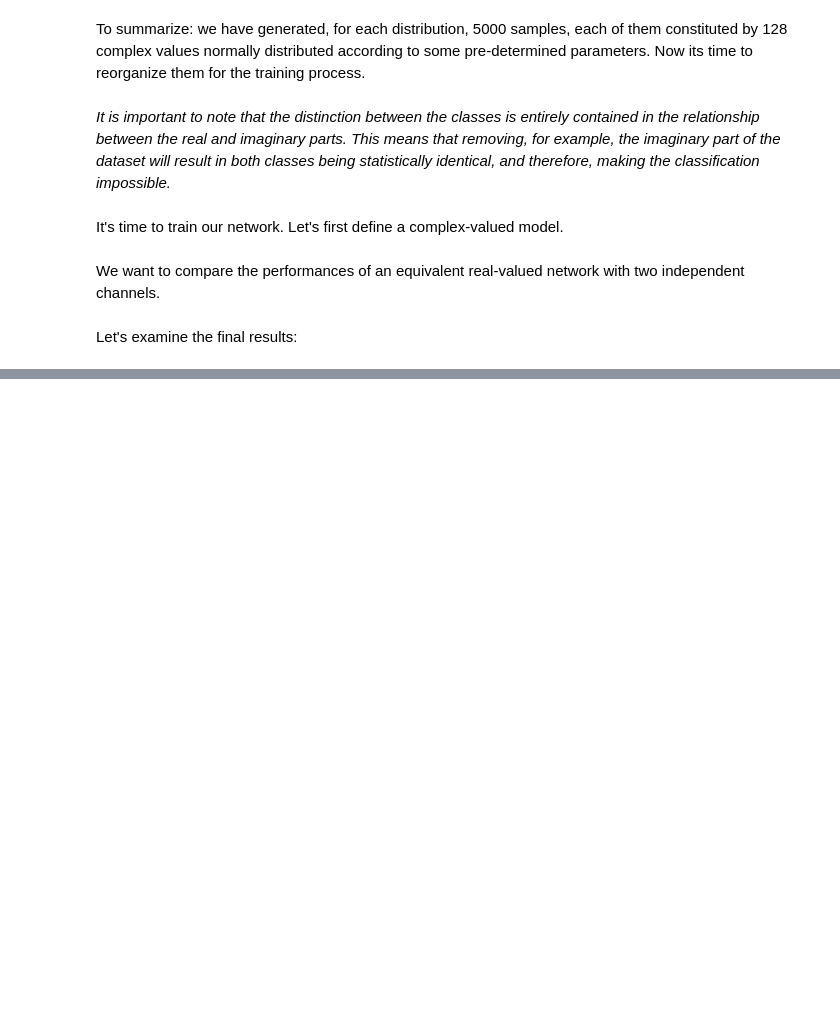
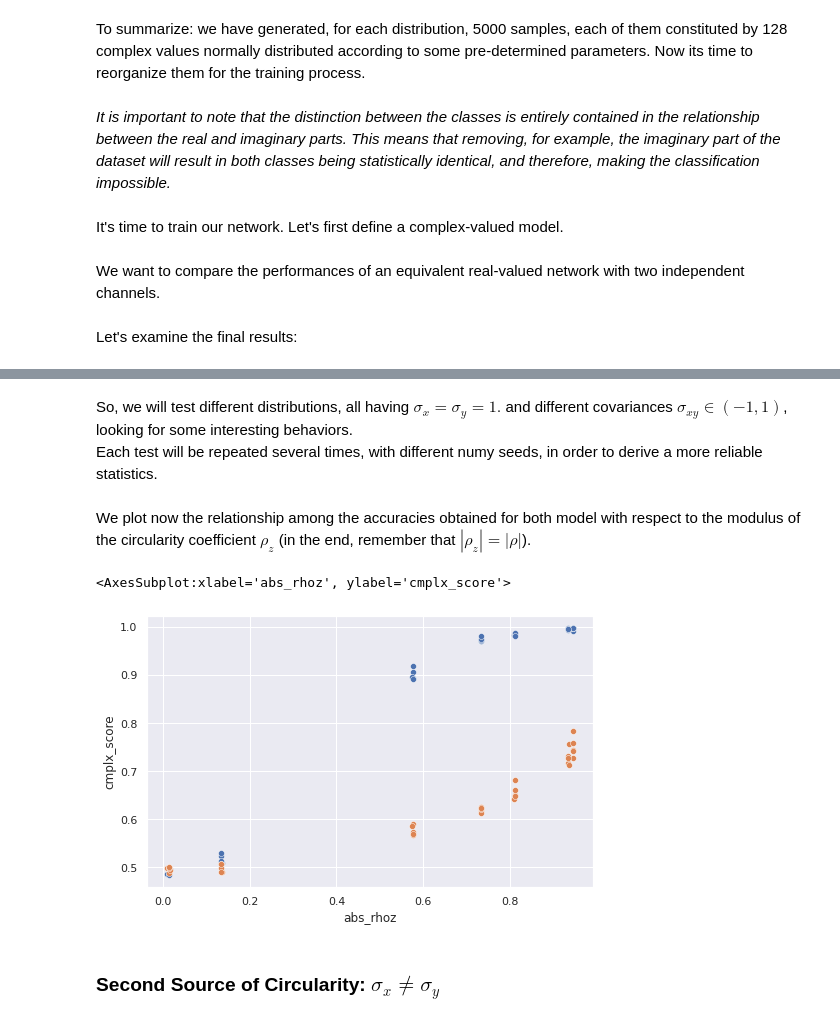
Before and after one commit to MattiaPujatti/complex-valued-deep-learning-for-condition-monitoring, a Jupyter notebook: Circularity_Measures.ipynb, the cells around one changed output, grey strips where cells are left out. Saved outputs shown, nothing was run; the diff lists cells and outputs as text; code cells hidden in the pictures; blank space fills up the shorter version.

```diff
--- a/Circularity_Measures.ipynb
+++ b/Circularity_Measures.ipynb
@@ -662,0 +438,3 @@ def generate_cmplx_distribution(cov_mat, shape):
+# %% [markdown]
+So, we will test different distributions, all having $\sigma_x=\sigma_y=1.$ and different covariances $\sigma_{xy}\in(-1,1)$, looking for some interesting behaviors. <br>
+Each test will be repeated several times, with different numy seeds, in order to derive a more reliable statistics.
@@ -662,0 +458,18 @@ def generate_cmplx_distribution(cov_mat, shape):
+# %%
+with open('source1_circ.pkl', 'rb') as f:
+    source1_circ = pickle.load(f)
+# %% [markdown]
+We plot now the relationship among the accuracies obtained for both model with respect to the modulus of the circularity coefficient $\rho_z$ (in the end, remember that $|\rho_z|=|\rho|$).
+# %%
+source1_circ = pd.DataFrame(source1_circ)
+source1_circ['abs_rhoz'] = np.abs(source1_circ['rhoz'])
+
+fig, ax = plt.subplots(1, 1, figsize=(8,5))
+
+sns.scatterplot(x='abs_rhoz', y='cmplx_score', data=source1_circ, ax=ax)
+sns.scatterplot(x='abs_rhoz', y='real_score', data=source1_circ, ax=ax)
+# %% [output]
+<AxesSubplot:xlabel='abs_rhoz', ylabel='cmplx_score'>
+[figure, added]
+# %% [markdown]
+### Second Source of Circularity: $\sigma_{x}\neq\sigma_y$
```
Also changed, not shown: parts of 59 cells of this notebook, 4 other files.
